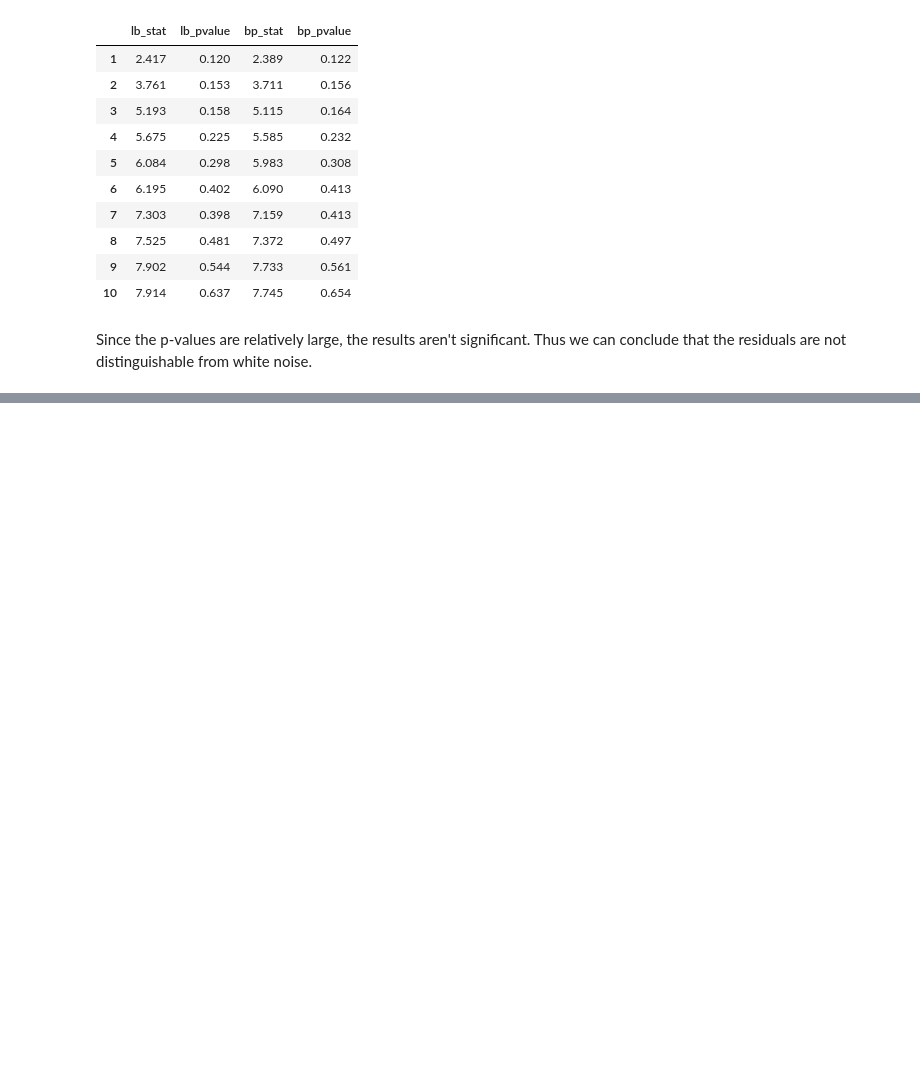
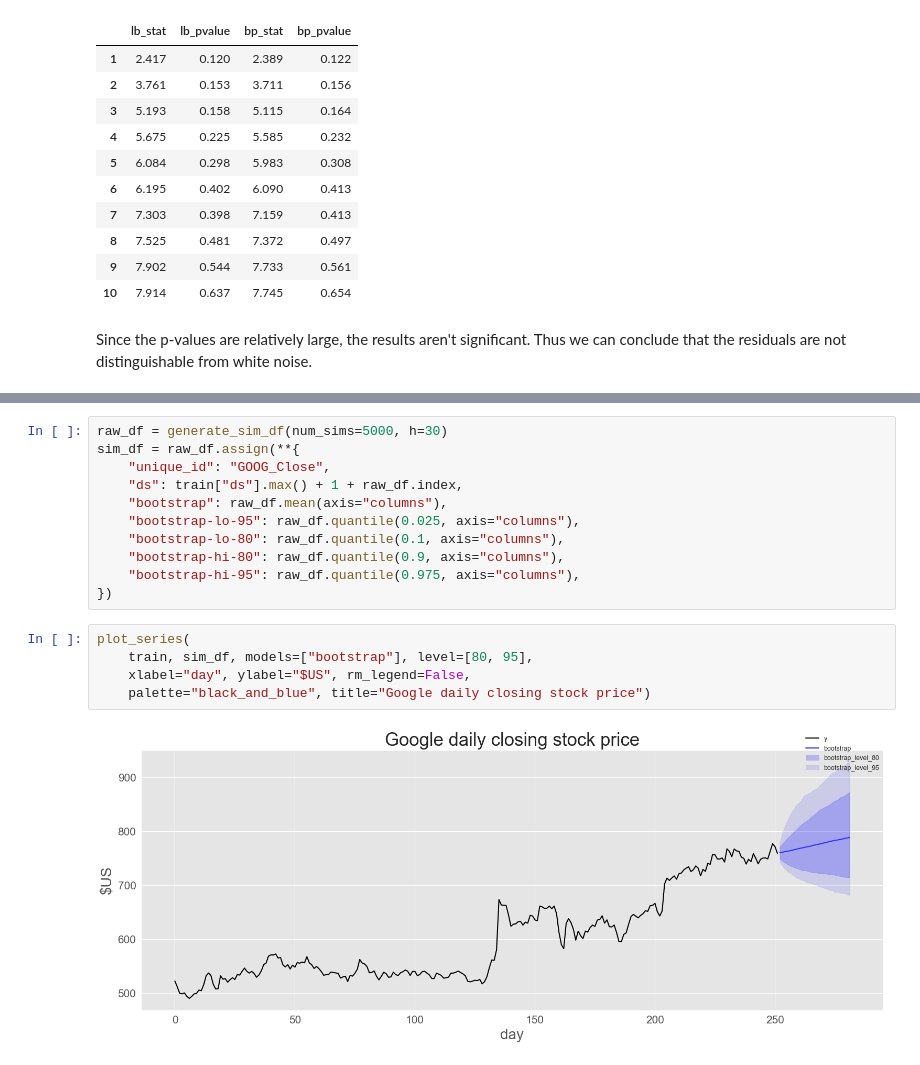
Before and after one commit to darmendariz/fpp, a Jupyter notebook: 05_the_forecasters_toolbox.ipynb, the cells around one changed output, grey strips where cells are left out. Cells and saved outputs as stored; diff of their text form; blank space fills up the shorter version.

```diff
--- a/05_the_forecasters_toolbox.ipynb
+++ b/05_the_forecasters_toolbox.ipynb
@@ -430,0 +529,18 @@ Since the p-values are relatively large, the results aren't significant. Thus we
+# %%
+raw_df = generate_sim_df(num_sims=5000, h=30)
+sim_df = raw_df.assign(**{
+    "unique_id": "GOOG_Close",
+    "ds": train["ds"].max() + 1 + raw_df.index,
+    "bootstrap": raw_df.mean(axis="columns"),
+    "bootstrap-lo-95": raw_df.quantile(0.025, axis="columns"),
+    "bootstrap-lo-80": raw_df.quantile(0.1, axis="columns"),
+    "bootstrap-hi-80": raw_df.quantile(0.9, axis="columns"),
+    "bootstrap-hi-95": raw_df.quantile(0.975, axis="columns"),
+})
+# %%
+plot_series(
+    train, sim_df, models=["bootstrap"], level=[80, 95],
+    xlabel="day", ylabel="$US", rm_legend=False,
+    palette="black_and_blue", title="Google daily closing stock price")
+# %% [output]
+[figure, added]
```
Also changed, not shown: parts of 14 cells of this notebook.
